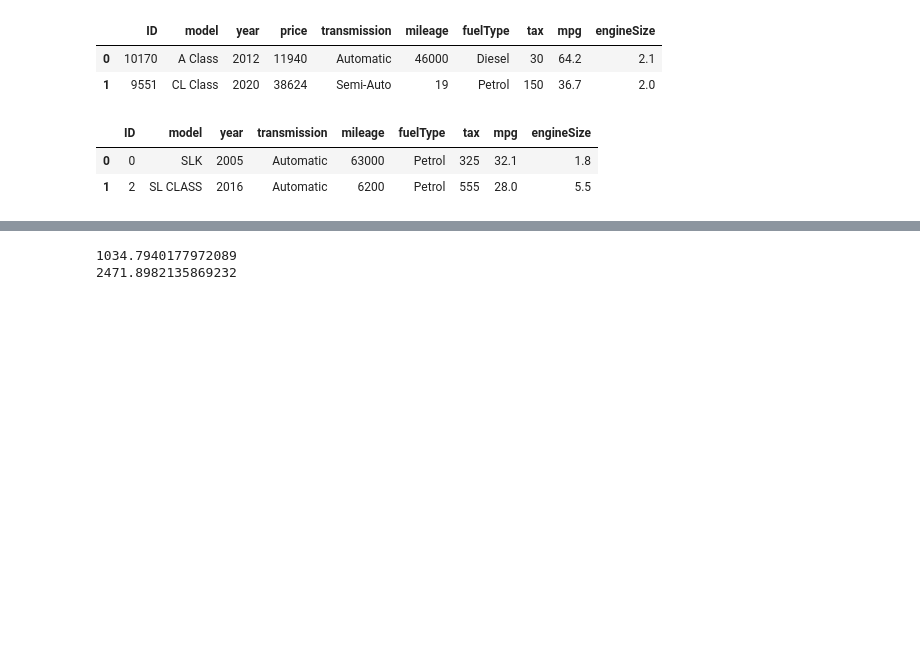
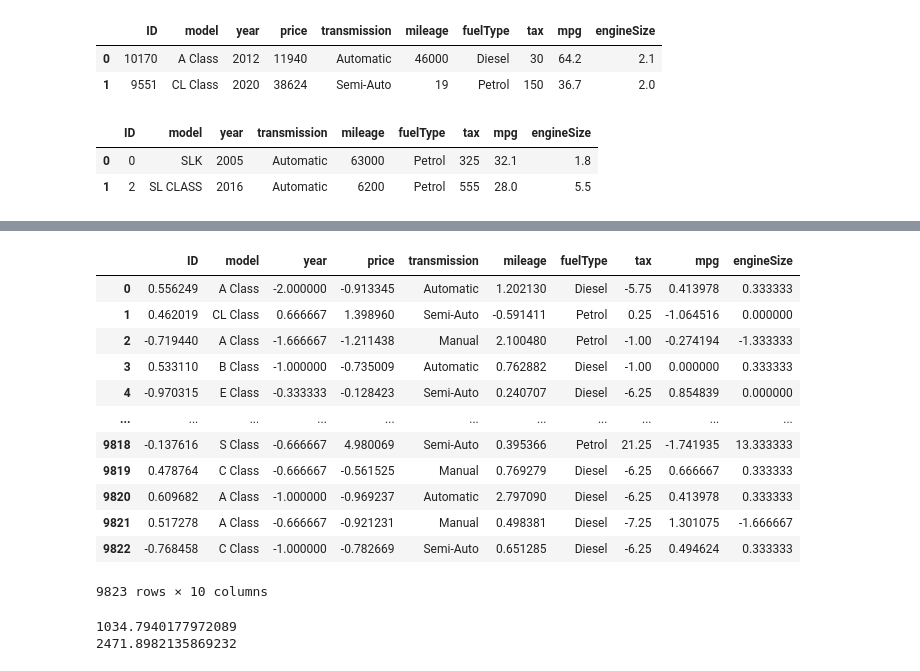
Before and after one commit to iuj180/practice, a Jupyter notebook: ADP/practice_Datamanim_category1.ipynb, the cells around one changed output, grey strips where cells are left out. Saved outputs shown, nothing was run; the diff lists cells and outputs as text; code cells hidden in the pictures; blank space fills up the shorter version.

```diff
--- a/ADP/practice_Datamanim_category1.ipynb
+++ b/ADP/practice_Datamanim_category1.ipynb
@@ -1706,3 +1706,8 @@ test.head(2)
 |  | ID | model | year | transmission | mileage | fuelType | tax | mpg | engineSize |
 | 0 | 0 | SLK | 2005 | Automatic | 63000 | Petrol | 325 | 32.1 | 1.8 |
 | 1 | 2 | SL CLASS | 2016 | Automatic | 6200 | Petrol | 555 | 28.0 | 5.5 |
+# %%
+from sklearn.preprocessing import MinMaxScaler
+scaler = MinMaxScaler()
+train['mpg'] = scaler.fit_transform(train.mpg.values.reshape(-1,1))
+train.mpg
@@ -1708,0 +1727,4 @@ test.head(2)
+# %%
+from sklearn.preprocessing import minmax_scale
+train.mpg = minmax_scale(train.mpg)
+train.mpg
@@ -1709,3 +1744,24 @@ test.head(2)
+# %%
+num_cols = train.select_dtypes(exclude='object').columns.to_list()
+num_cols
+from sklearn.preprocessing import RobustScaler
+sc = RobustScaler()
+train[num_cols] =sc.fit_transform(train[num_cols])
+train
+# %% [output]
+|  | ID | model | year | price | transmission | mileage | fuelType | tax | mpg | engineSize |
+| 0 | 0.556249 | A Class | -2.000000 | -0.913345 | Automatic | 1.202130 | Diesel | -5.75 | 0.413978 | 0.333333 |
+| 1 | 0.462019 | CL Class | 0.666667 | 1.398960 | Semi-Auto | -0.591411 | Petrol | 0.25 | -1.064516 | 0.000000 |
+| 2 | -0.719440 | A Class | -1.666667 | -1.211438 | Manual | 2.100480 | Petrol | -1.00 | -0.274194 | -1.333333 |
+| 3 | 0.533110 | B Class | -1.000000 | -0.735009 | Automatic | 0.762882 | Diesel | -1.00 | 0.000000 | 0.333333 |
+| 4 | -0.970315 | E Class | -0.333333 | -0.128423 | Semi-Auto | 0.240707 | Diesel | -6.25 | 0.854839 | 0.000000 |
+| ... | ... | ... | ... | ... | ... | ... | ... | ... | ... | ... |
+| 9818 | -0.137616 | S Class | -0.666667 | 4.980069 | Semi-Auto | 0.395366 | Petrol | 21.25 | -1.741935 | 13.333333 |
+| 9819 | 0.478764 | C Class | -0.666667 | -0.561525 | Manual | 0.769279 | Diesel | -6.25 | 0.666667 | 0.333333 |
+| 9820 | 0.609682 | A Class | -1.000000 | -0.969237 | Automatic | 2.797090 | Diesel | -6.25 | 0.413978 | 0.333333 |
+| 9821 | 0.517278 | A Class | -0.666667 | -0.921231 | Manual | 0.498381 | Diesel | -7.25 | 1.301075 | -1.666667 |
+| 9822 | -0.768458 | C Class | -1.000000 | -0.782669 | Semi-Auto | 0.651285 | Diesel | -6.25 | 0.494624 | 0.333333 |
+9823 rows × 10 columns
 # %%
 train_drop = train.drop(columns = ['ID', 'price'])
 test_drop = test.drop(columns = ['ID'])
```
Also changed, not shown: parts of 21 cells of this notebook.
